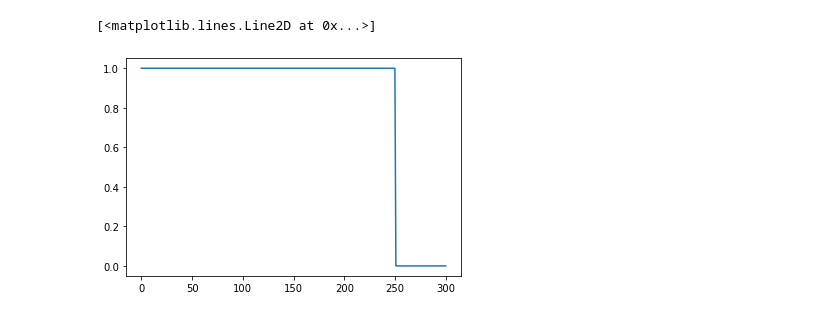
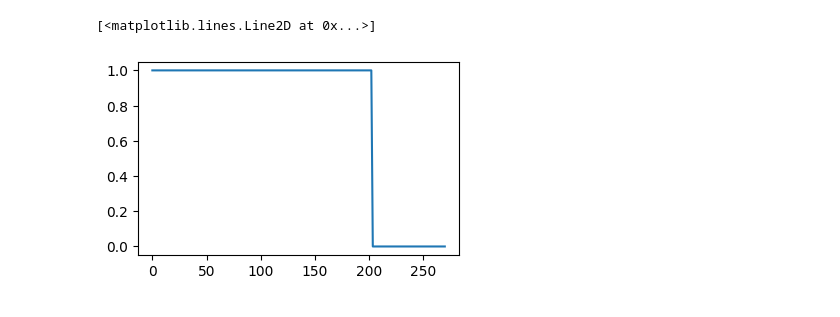
Before and after one commit to Kshora/pytmap7, a Jupyter notebook: examples/example.ipynb, the cells around one changed output. Saved outputs shown, nothing was run; the diff lists cells and outputs as text; code cells hidden in the pictures.

```diff
--- a/examples/example.ipynb
+++ b/examples/example.ipynb
@@ -7,8 +9,0 @@ import pandas as pd
-# %%
-t = np.linspace(0,300,300)
-p = np.linspace(1,1,300)
-p[250:] = 0
-plot(t,p)
-# %% [output]
-[<matplotlib.lines.Line2D at 0x...>]
-[figure, removed]
@@ -16,0 +10,11 @@ writePirani((t,p),'pirani.dat')
+# %%
+#mpl.font_setup(size=14)
+mpl.figprep(width=300)
+n = 200
+t = np.linspace(0,270,n)
+pressure = np.linspace(1,1,n)
+pressure[150:] = 0
+plt.plot(t,pressure)
+# %% [output]
+[<matplotlib.lines.Line2D at 0x...>]
+[figure, added]
```
Also changed, not shown: parts of 14 cells of this notebook, 5 other files.
